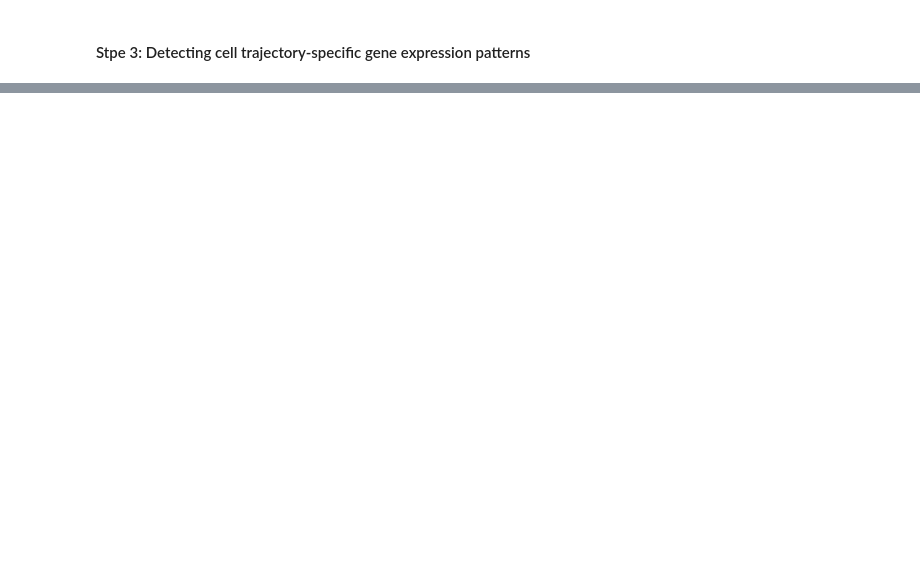
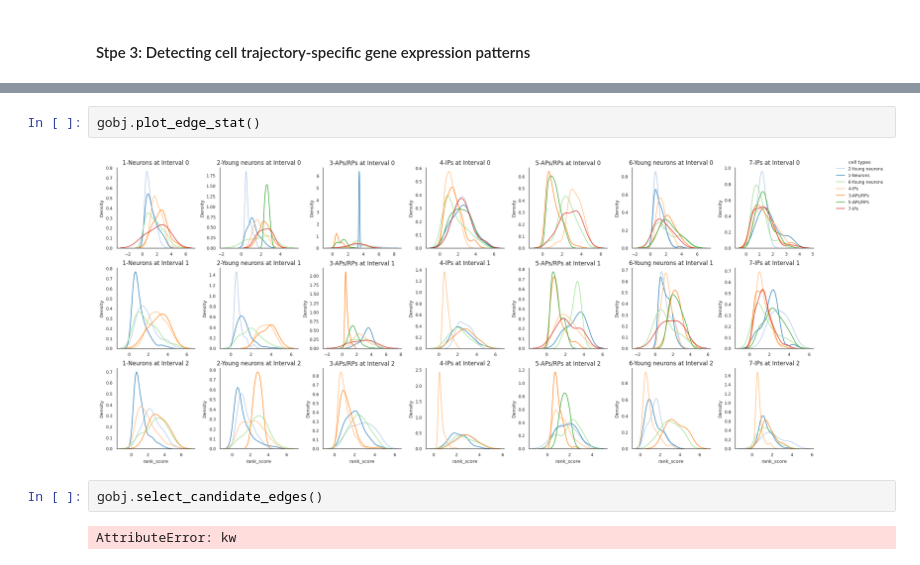
Before and after one commit to wodus1035/2025_GTra, a Jupyter notebook: tutorials/tutorial.ipynb, the cells around one changed output, grey strips where cells are left out. Cells and saved outputs as stored; diff of their text form; blank space fills up the shorter version.

```diff
--- a/tutorials/tutorial.ipynb
+++ b/tutorials/tutorial.ipynb
@@ -118,0 +115,8 @@ AttributeError: 'list' object has no attribute 'rfind'
+# %%
+gobj.plot_edge_stat()
+# %% [output]
+[figure, added]
+# %%
+gobj.select_candidate_edges()
+# %% [output]
+AttributeError: kw
```
Also changed, not shown: parts of 16 cells of this notebook, 31 other files.
